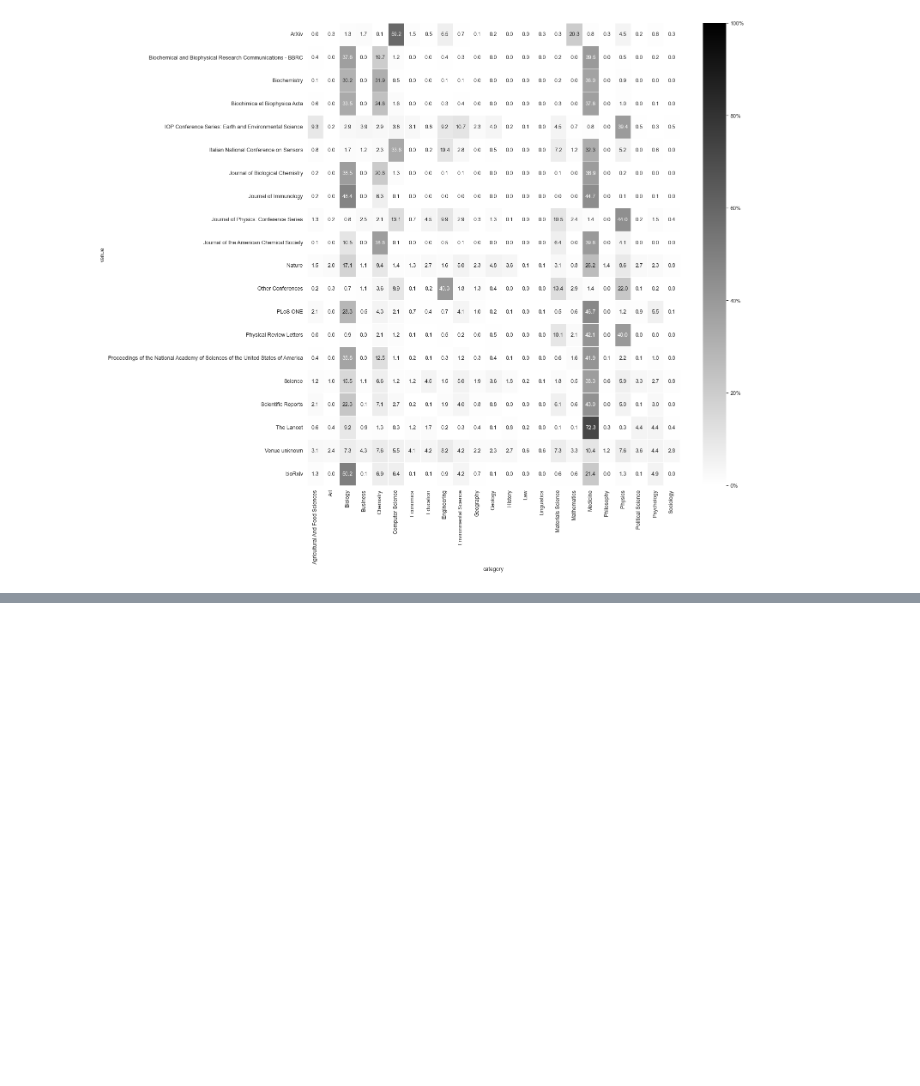
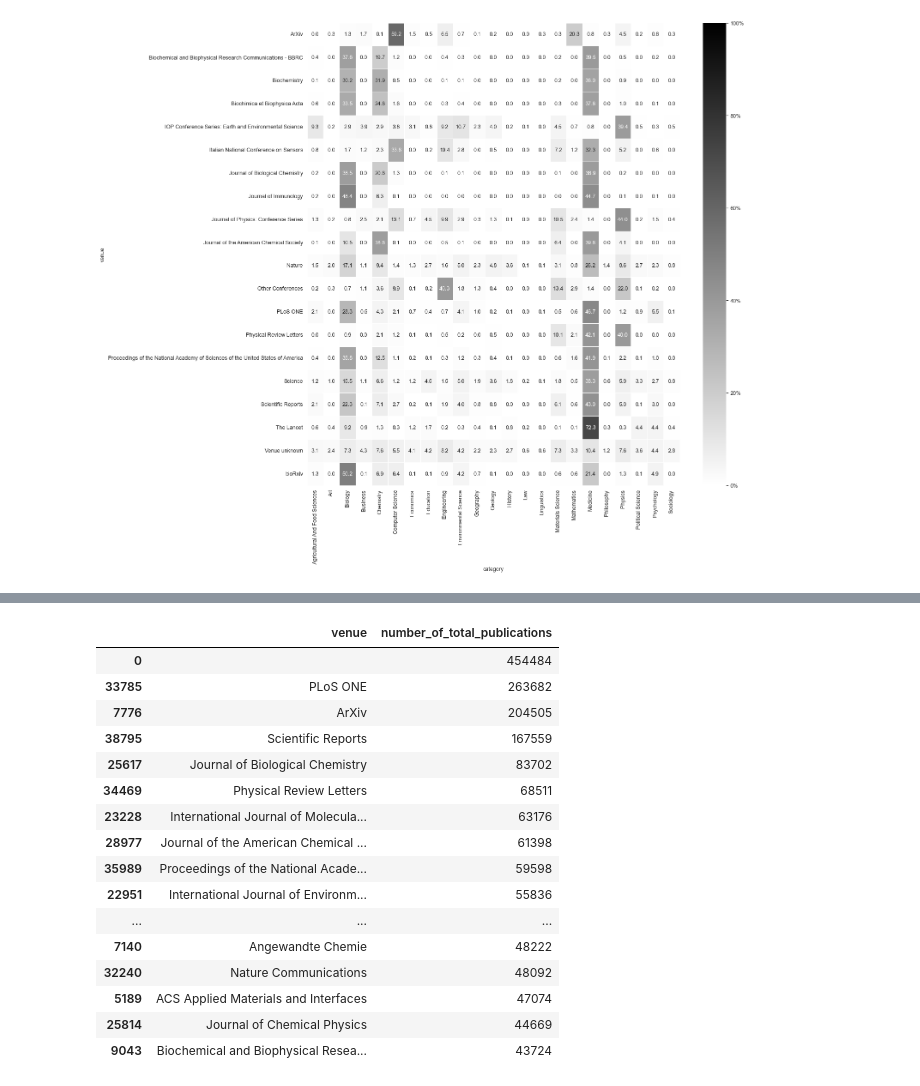
Before and after one commit to naustica/MA, a Jupyter notebook: Codebook.ipynb, the cells around one changed output, grey strips where cells are left out. Saved outputs shown, nothing was run; the diff lists cells and outputs as text; code cells hidden in the pictures; blank space fills up the shorter version.

```diff
--- a/Codebook.ipynb
+++ b/Codebook.ipynb
@@ -492,0 +454,17 @@ plt.show()
+# %%
+df_oa_venue = client.query(f"""
+                            SELECT isopenaccess, venue, COUNT(DISTINCT(corpusid)) AS number_of_publications
+                            FROM (
+                                SELECT DISTINCT corpusid, venue,
+                                       isopenaccess, EXTRACT (YEAR FROM publicationdate) AS year
+                                FROM {s2ag_papers}, UNNEST(publicationtypes) as type
+                                WHERE type = "JournalArticle" AND year >= 2000
+                                )
+                            WHERE year IS NOT NULL
+                            GROUP BY isopenaccess, venue
+                            ORDER BY number_of_publications DESC
+                            """).to_dataframe()
+# %%
+df_oa_venue_total = df_oa_venue.groupby(['venue'])['number_of_publications'].sum().reset_index()
+df_oa_venue_total.rename(columns={'number_of_publications':'number_of_total_publications'}, inplace=True)
+df_oa_venue = pd.merge(df_oa_venue, df_oa_venue_total, on='venue')
@@ -492,0 +473,20 @@ plt.show()
+# %%
+df_oa_venue_total.sort_values(by=['number_of_total_publications'], ascending=False).head(20)
+# %% [output]
+|  | venue | number_of_total_publications |
+| 0 |  | 454484 |
+| 33785 | PLoS ONE | 263682 |
+| 7776 | ArXiv | 204505 |
+| 38795 | Scientific Reports | 167559 |
+| 25617 | Journal of Biological Chemistry | 83702 |
+| 34469 | Physical Review Letters | 68511 |
+| 23228 | International Journal of Molecula... | 63176 |
+| 28977 | Journal of the American Chemical ... | 61398 |
+| 35989 | Proceedings of the National Acade... | 59598 |
+| 22951 | International Journal of Environm... | 55836 |
+| ... | ... | ... |
+| 7140 | Angewandte Chemie | 48222 |
+| 32240 | Nature Communications | 48092 |
+| 5189 | ACS Applied Materials and Interfaces | 47074 |
+| 25814 | Journal of Chemical Physics | 44669 |
+| 9043 | Biochemical and Biophysical Resea... | 43724 |
```
Also changed, not shown: parts of 22 cells of this notebook.
